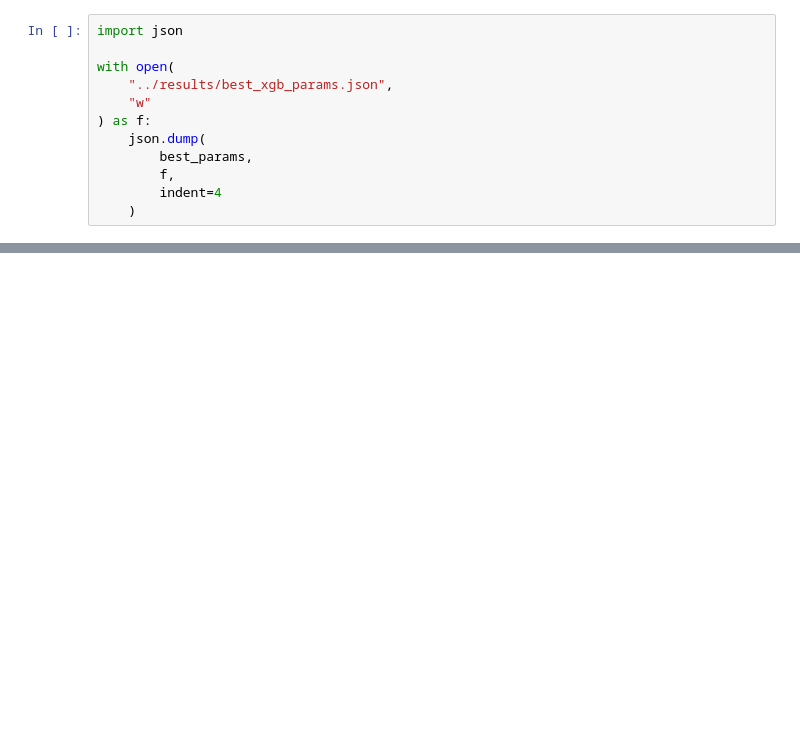
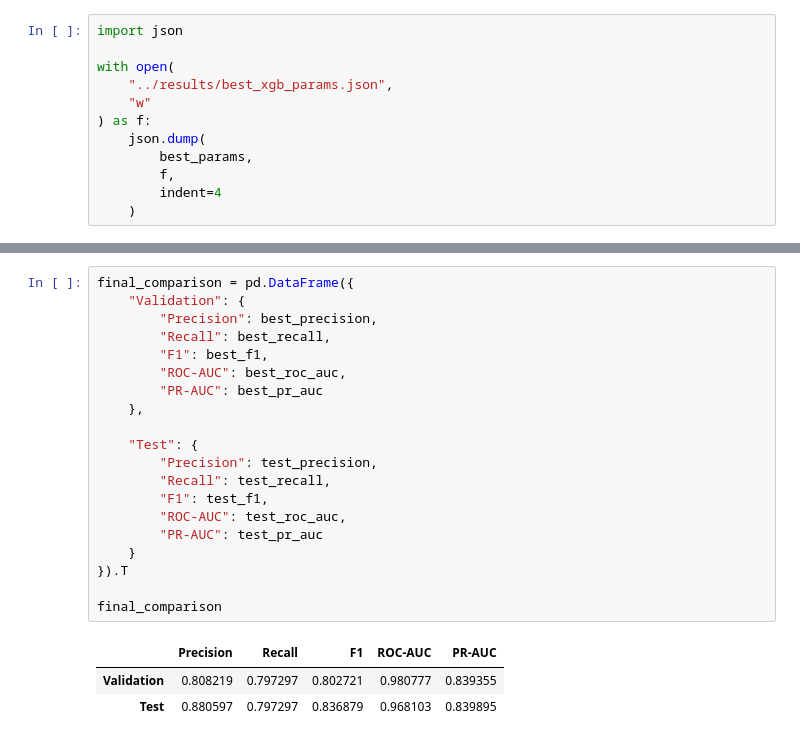
Before and after one commit to KumarDhananjaya/Fraud-Detection-ML-System, a Jupyter notebook: notebooks/06_hyperparameter_tuning.ipynb, the cells around one changed output, grey strips where cells are left out. Drawn from its saved outputs; the diff is of its cells as text; blank space fills up the shorter version.

```diff
--- a/notebooks/06_hyperparameter_tuning.ipynb
+++ b/notebooks/06_hyperparameter_tuning.ipynb
@@ -494,0 +689,24 @@ with open(
+# %%
+final_comparison = pd.DataFrame({
+    "Validation": {
+        "Precision": best_precision,
+        "Recall": best_recall,
+        "F1": best_f1,
+        "ROC-AUC": best_roc_auc,
+        "PR-AUC": best_pr_auc
+    },
+
+    "Test": {
+        "Precision": test_precision,
+        "Recall": test_recall,
+        "F1": test_f1,
+        "ROC-AUC": test_roc_auc,
+        "PR-AUC": test_pr_auc
+    }
+}).T
+
+final_comparison
+# %% [output]
+|  | Precision | Recall | F1 | ROC-AUC | PR-AUC |
+| Validation | 0.808219 | 0.797297 | 0.802721 | 0.980777 | 0.839355 |
+| Test | 0.880597 | 0.797297 | 0.836879 | 0.968103 | 0.839895 |
```
Also changed, not shown: parts of 23 cells of this notebook, 4 other files.
